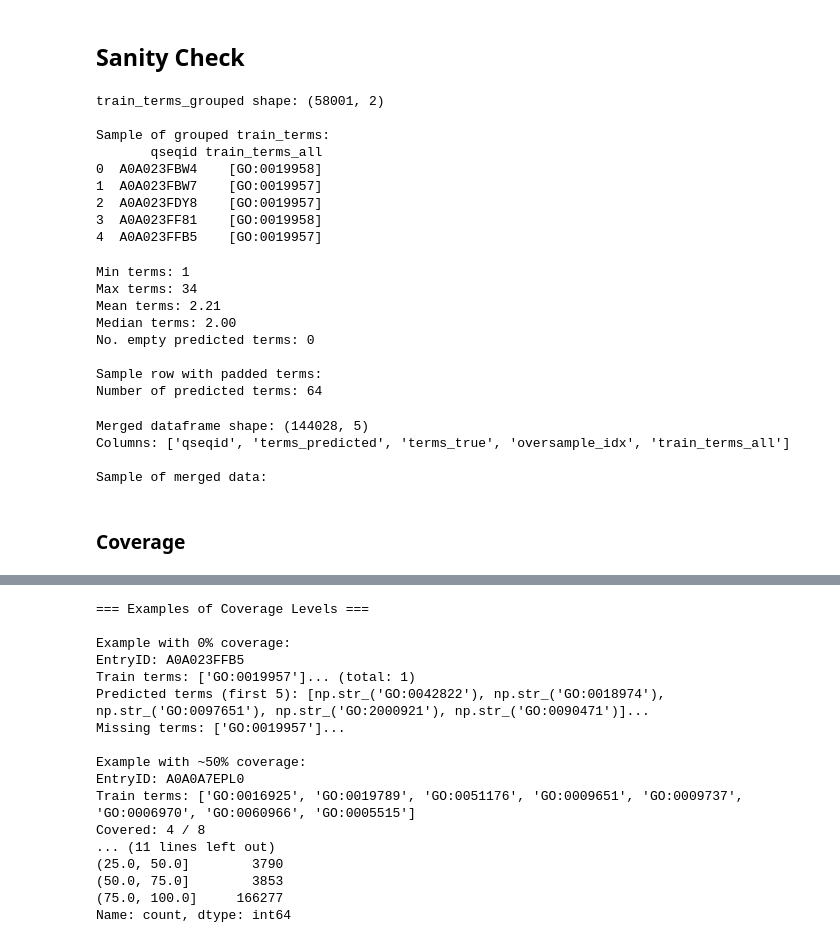
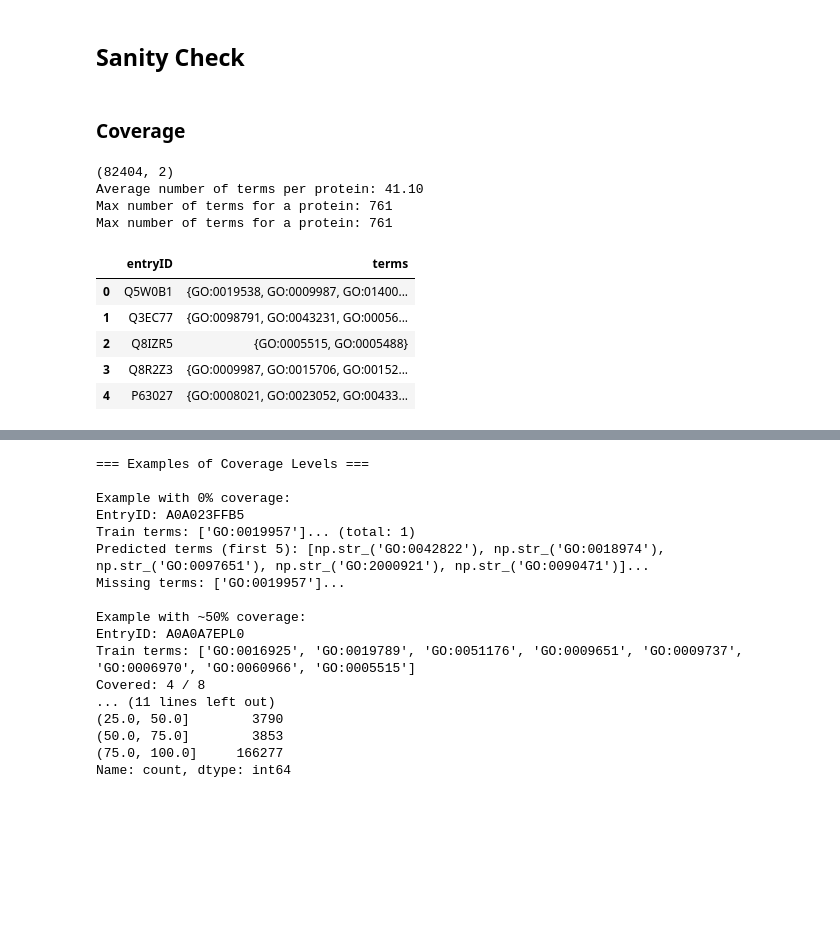
Before and after one commit to tnshp/CAFA6_embeds_model, a Jupyter notebook: test_dataset.ipynb, the cells around one changed output, grey strips where cells are left out. Drawn from its saved outputs; the diff is of its cells as text; code cells hidden in the pictures; blank space fills up the shorter version.

```diff
--- a/test_dataset.ipynb
+++ b/test_dataset.ipynb
@@ -6,3 +6,6 @@ import pandas as pd
 import pickle
 import obonet
 from tqdm.auto import tqdm
+# %%
+from Dataset.Utils import read_fasta
+test_sequences = read_fasta( "/mnt/d/ML/Kaggle/CAFA6/cafa-6-protein-function-prediction/Test/testsuperset.fasta")
@@ -803,56 +797,24 @@ Number of predicted terms: 64
 # %% [markdown]
 ## Sanity Check
-# %%
-# Group train_terms by EntryID and concatenate all terms into a list
-if aspect is not None:
-    data['train_terms'] = data['train_terms'][data['train_terms']['aspect'] == aspect]
-
-train_terms_grouped = data['train_terms'].groupby('EntryID')['term'].apply(list).reset_index()
-train_terms_grouped.columns = ['qseqid', 'train_terms_all']
-
-print(f"train_terms_grouped shape: {train_terms_grouped.shape}")
-print(f"\nSample of grouped train_terms:")
-print(train_terms_grouped.head())
-# %% [output]
-train_terms_grouped shape: (58001, 2)
-
-Sample of grouped train_terms:
-       qseqid train_terms_all
-0  A0A023FBW4    [GO:0019958]
-1  A0A023FBW7    [GO:0019957]
-2  A0A023FDY8    [GO:0019957]
-3  A0A023FF81    [GO:0019958]
-4  A0A023FFB5    [GO:0019957]
-# %%
-# Check the distribution of terms_predicted lengths after padding
-term_lengths = train_terms_grouped['train_terms_all'].apply(len)
-print(f"Min terms: {term_lengths.min()}")
-print(f"Max terms: {term_lengths.max()}")
-print(f"Mean terms: {term_lengths.mean():.2f}")
-print(f"Median terms: {term_lengths.median():.2f}")
-print(f"No. empty predicted terms: {(term_lengths == 0).sum()}")
-print(f"\nSample row with padded terms:")
-print(f"Number of predicted terms: {len(data['seq_2_terms'].iloc[0]['terms_predicted'])}")
-# %% [output]
-Min terms: 1
-Max terms: 34
-Mean terms: 2.21
-Median terms: 2.00
-No. empty predicted terms: 0
-
-Sample row with padded terms:
-Number of predicted terms: 64
-# %%
-# Merge train_terms_grouped with seq_2_terms
-merged_df = data['seq_2_terms'].merge(train_terms_grouped, on='qseqid', how='left')
-
-print(f"Merged dataframe shape: {merged_df.shape}")
-print(f"Columns: {merged_df.columns.tolist()}")
-print(f"\nSample of merged data:")
-# %% [output]
-Merged dataframe shape: (144028, 5)
-Columns: ['qseqid', 'terms_predicted', 'terms_true', 'oversample_idx', 'train_terms_all']
-
-Sample of merged data:
 # %% [markdown]
 ### Coverage
+# %%
+train_terms_grouped = pd.read_csv("/mnt/d/ML/Kaggle/CAFA6-new/CAFA6_dataset_generator/train_terms_grouped.tsv", sep="\t")
+train_terms_grouped['terms'] = train_terms_grouped['terms'].str.split(';').apply(set)
+train_lens = train_terms_grouped['terms'].apply(len)
+print(train_terms_grouped.shape)
+print(f"Average number of terms per protein: {train_lens.mean():.2f}")
+print(f"Max number of terms for a protein: {train_lens.max()}")
+print(f"Max number of terms for a protein: {train_lens.max()}")
+train_terms_grouped.head()
+# %% [output]
+(82404, 2)
+Average number of terms per protein: 41.10
+Max number of terms for a protein: 761
+Max number of terms for a protein: 761
+|  | entryID | terms |
+| 0 | Q5W0B1 | {GO:0019538, GO:0009987, GO:01400... |
+| 1 | Q3EC77 | {GO:0098791, GO:0043231, GO:00056... |
+| 2 | Q8IZR5 | {GO:0005515, GO:0005488} |
+| 3 | Q8R2Z3 | {GO:0009987, GO:0015706, GO:00152... |
+| 4 | P63027 | {GO:0008021, GO:0023052, GO:00433... |
```
Also changed, not shown: parts of 28 cells of this notebook, 6 other files.
